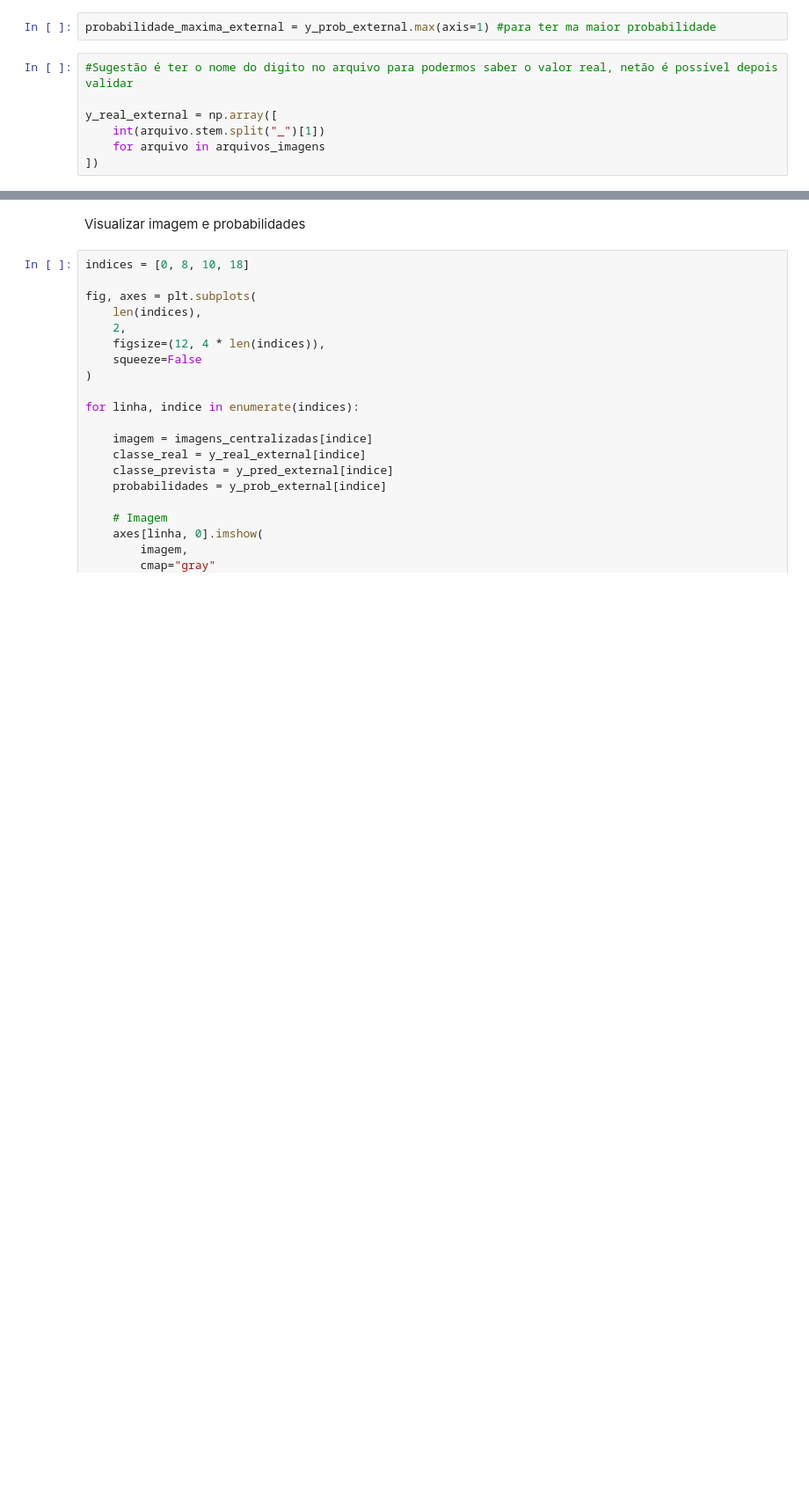
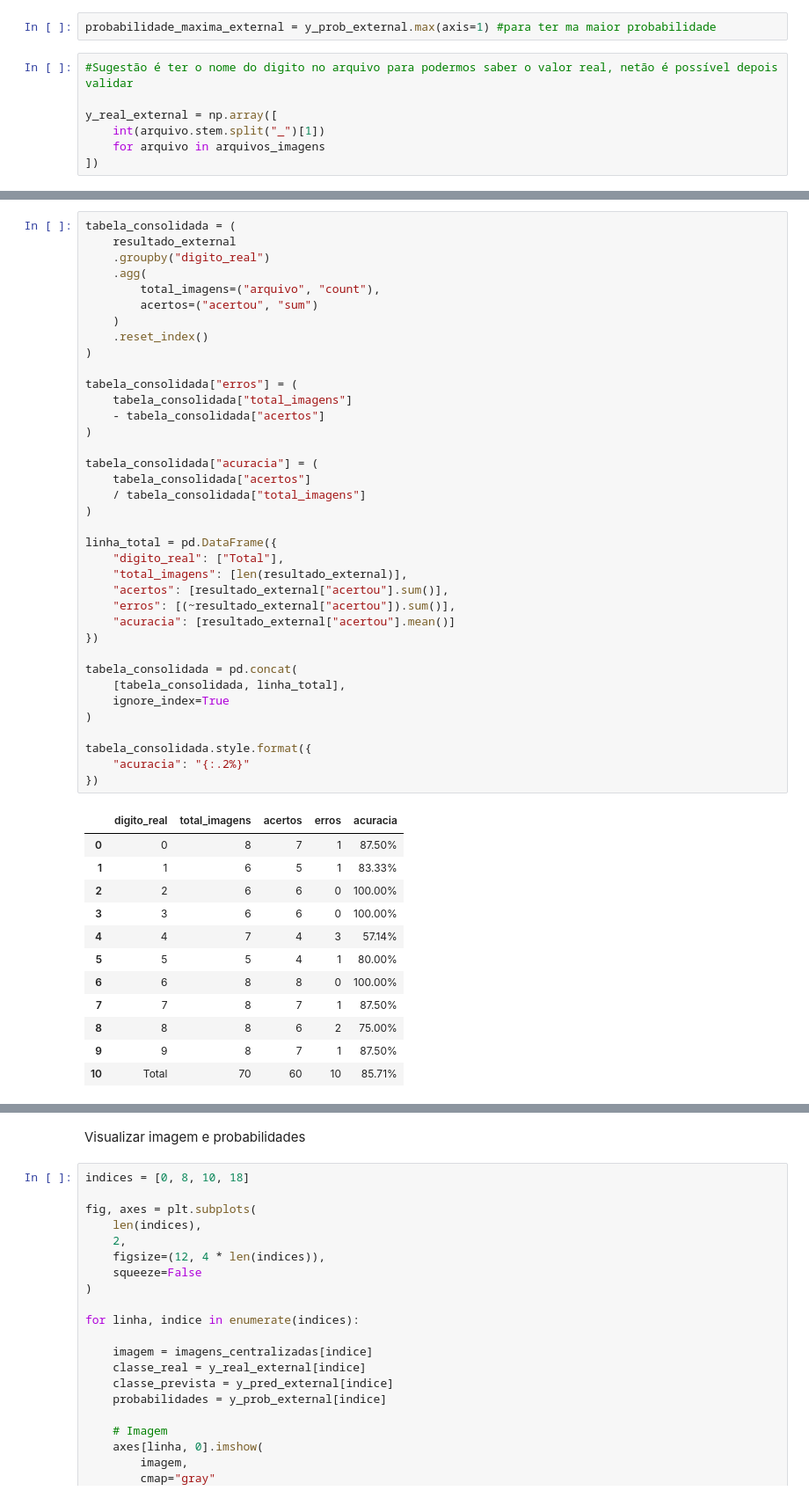
Before and after one commit to senapalm/classificador_de_digitos, a Jupyter notebook: notebooks/classificador_de_digitos.ipynb, the cells around one changed output, grey strips where cells are left out. Shown at 88% size. Drawn from its saved outputs; the diff is of its cells as text; blank space fills up the shorter version.

```diff
--- a/notebooks/classificador_de_digitos.ipynb
+++ b/notebooks/classificador_de_digitos.ipynb
@@ -1756 +1764,51 @@ resultado_external
+# %%
+tabela_consolidada = (
+    resultado_external
+    .groupby("digito_real")
+    .agg(
+        total_imagens=("arquivo", "count"),
+        acertos=("acertou", "sum")
+    )
+    .reset_index()
+)
+
+tabela_consolidada["erros"] = (
+    tabela_consolidada["total_imagens"]
+    - tabela_consolidada["acertos"]
+)
+
+tabela_consolidada["acuracia"] = (
+    tabela_consolidada["acertos"]
+    / tabela_consolidada["total_imagens"]
+)
+
+linha_total = pd.DataFrame({
+    "digito_real": ["Total"],
+    "total_imagens": [len(resultado_external)],
+    "acertos": [resultado_external["acertou"].sum()],
+    "erros": [(~resultado_external["acertou"]).sum()],
+    "acuracia": [resultado_external["acertou"].mean()]
+})
+
+tabela_consolidada = pd.concat(
+    [tabela_consolidada, linha_total],
+    ignore_index=True
+)
+
+tabela_consolidada.style.format({
+    "acuracia": "{:.2%}"
+})
+# %% [output]
+|  | digito_real | total_imagens | acertos | erros | acuracia |
+| 0 | 0 | 8 | 7 | 1 | 87.50% |
+| 1 | 1 | 6 | 5 | 1 | 83.33% |
+| 2 | 2 | 6 | 6 | 0 | 100.00% |
+| 3 | 3 | 6 | 6 | 0 | 100.00% |
+| 4 | 4 | 7 | 4 | 3 | 57.14% |
+| 5 | 5 | 5 | 4 | 1 | 80.00% |
+| 6 | 6 | 8 | 8 | 0 | 100.00% |
+| 7 | 7 | 8 | 7 | 1 | 87.50% |
+| 8 | 8 | 8 | 6 | 2 | 75.00% |
+| 9 | 9 | 8 | 7 | 1 | 87.50% |
+| 10 | Total | 70 | 60 | 10 | 85.71% |
 # %% [markdown]
```
Also changed, not shown: parts of 30 cells of this notebook, 4 other files.
